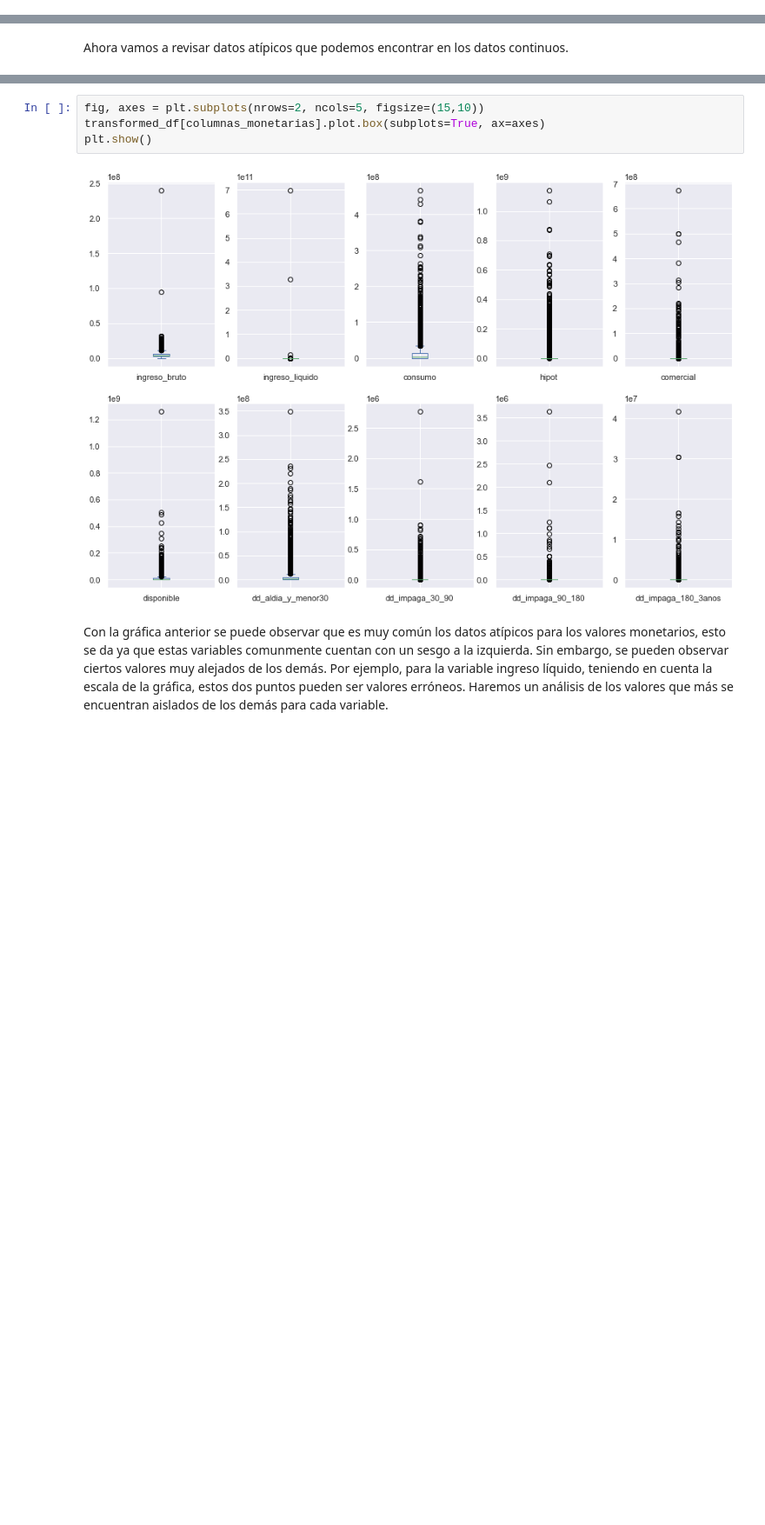
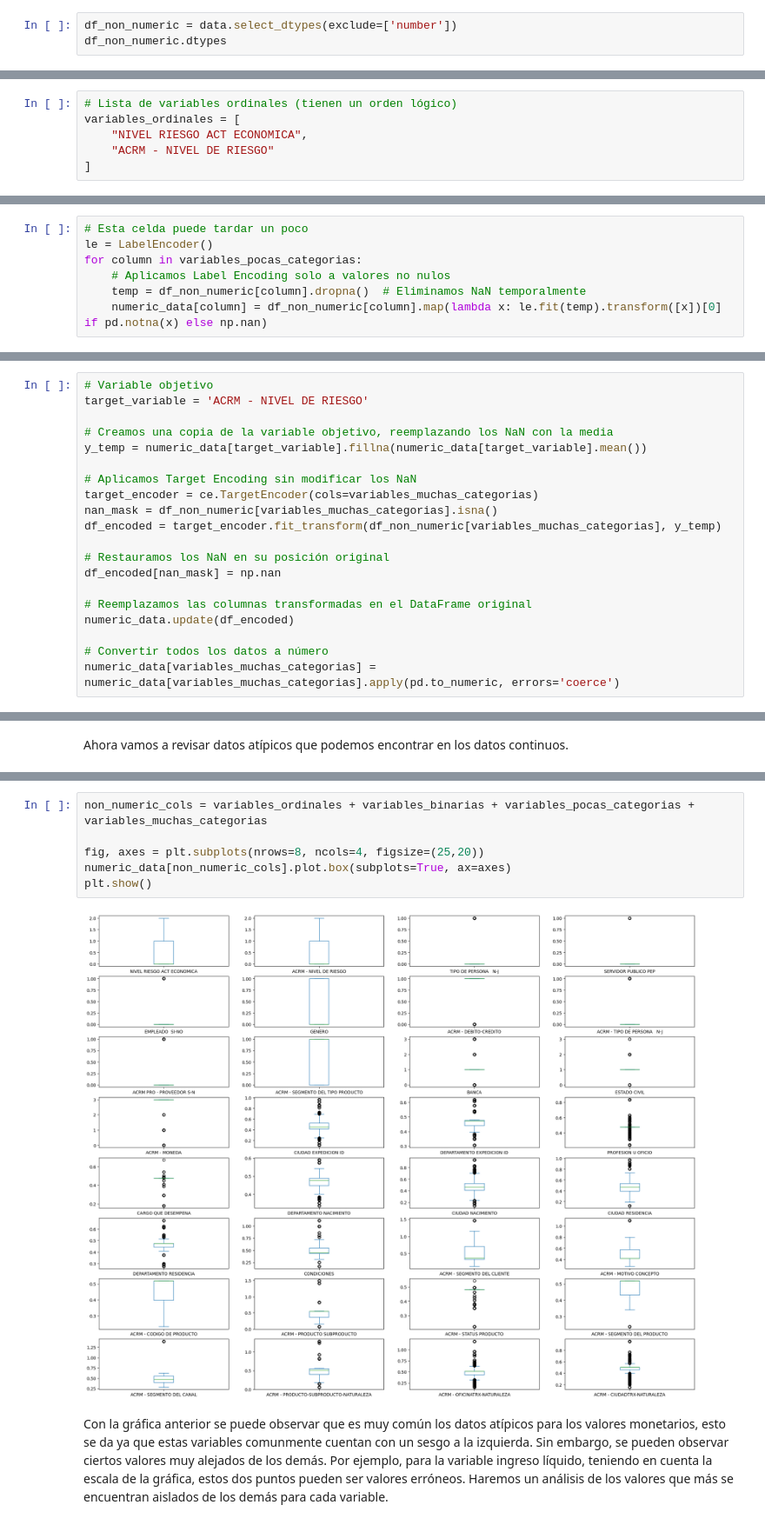
Before and after one commit to gabrielres10/EDA-Caso-Banco, a Jupyter notebook: plantilla_entrega_final_(renombrar).ipynb, the cells around one changed output, grey strips where cells are left out. Shown at 87% size. Drawn from its saved outputs; the diff is of its cells as text; blank space fills up the shorter version.

Commit message:
convertir todos los datos categoricos a numeros

```diff
--- a/plantilla_entrega_final_(renombrar).ipynb
+++ b/plantilla_entrega_final_(renombrar).ipynb
@@ -277,0 +241,3 @@ transformed_df[list(translation_dict.keys())].describe().T
+# %%
+df_non_numeric = data.select_dtypes(exclude=['number'])
+df_non_numeric.dtypes
@@ -277,0 +276,6 @@ transformed_df[list(translation_dict.keys())].describe().T
+# %%
+# Lista de variables ordinales (tienen un orden lógico)
+variables_ordinales = [
+    "NIVEL RIESGO ACT ECONOMICA",
+    "ACRM - NIVEL DE RIESGO"
+]
@@ -277,0 +514,7 @@ transformed_df[list(translation_dict.keys())].describe().T
+# %%
+# Esta celda puede tardar un poco
+le = LabelEncoder()
+for column in variables_pocas_categorias:
+    # Aplicamos Label Encoding solo a valores no nulos
+    temp = df_non_numeric[column].dropna()  # Eliminamos NaN temporalmente
+    numeric_data[column] = df_non_numeric[column].map(lambda x: le.fit(temp).transform([x])[0] if pd.notna(x) else np.nan)
@@ -277,0 +553,20 @@ transformed_df[list(translation_dict.keys())].describe().T
+# %%
+# Variable objetivo
+target_variable = 'ACRM - NIVEL DE RIESGO'
+
+# Creamos una copia de la variable objetivo, reemplazando los NaN con la media
+y_temp = numeric_data[target_variable].fillna(numeric_data[target_variable].mean())
+
+# Aplicamos Target Encoding sin modificar los NaN
+target_encoder = ce.TargetEncoder(cols=variables_muchas_categorias)
+nan_mask = df_non_numeric[variables_muchas_categorias].isna()
+df_encoded = target_encoder.fit_transform(df_non_numeric[variables_muchas_categorias], y_temp)
+
+# Restauramos los NaN en su posición original
+df_encoded[nan_mask] = np.nan
+
+# Reemplazamos las columnas transformadas en el DataFrame original
+numeric_data.update(df_encoded)
+
+# Convertir todos los datos a número
+numeric_data[variables_muchas_categorias] = numeric_data[variables_muchas_categorias].apply(pd.to_numeric, errors='coerce')
@@ -411,9 +773,11 @@ columnas_monetarias = ["ingreso_bruto", "ingreso_liquido", "consumo", "hipot", "
 # %%
-fig, axes = plt.subplots(nrows=2, ncols=5, figsize=(15,10))
-transformed_df[columnas_monetarias].plot.box(subplots=True, ax=axes)
+non_numeric_cols = variables_ordinales + variables_binarias + variables_pocas_categorias + variables_muchas_categorias
+
+fig, axes = plt.subplots(nrows=8, ncols=4, figsize=(25,20))
+numeric_data[non_numeric_cols].plot.box(subplots=True, ax=axes)
 plt.show()
 # %% [output]
-[figure, old version]
+[figure, new version]
 # %% [markdown]
 Con la gráfica anterior se puede observar que es muy común los datos atípicos para los valores monetarios, esto se da ya que estas variables comunmente cuentan con un sesgo a la izquierda. Sin embargo, se pueden observar ciertos valores muy alejados de los demás. Por ejemplo, para la variable ingreso líquido, teniendo en cuenta la escala de la gráfica, estos dos puntos pueden ser valores erróneos. Haremos un análisis de los valores que más se encuentran aislados de los demás para cada variable.
 # %%
```
Also changed, not shown: parts of 79 cells of this notebook.
